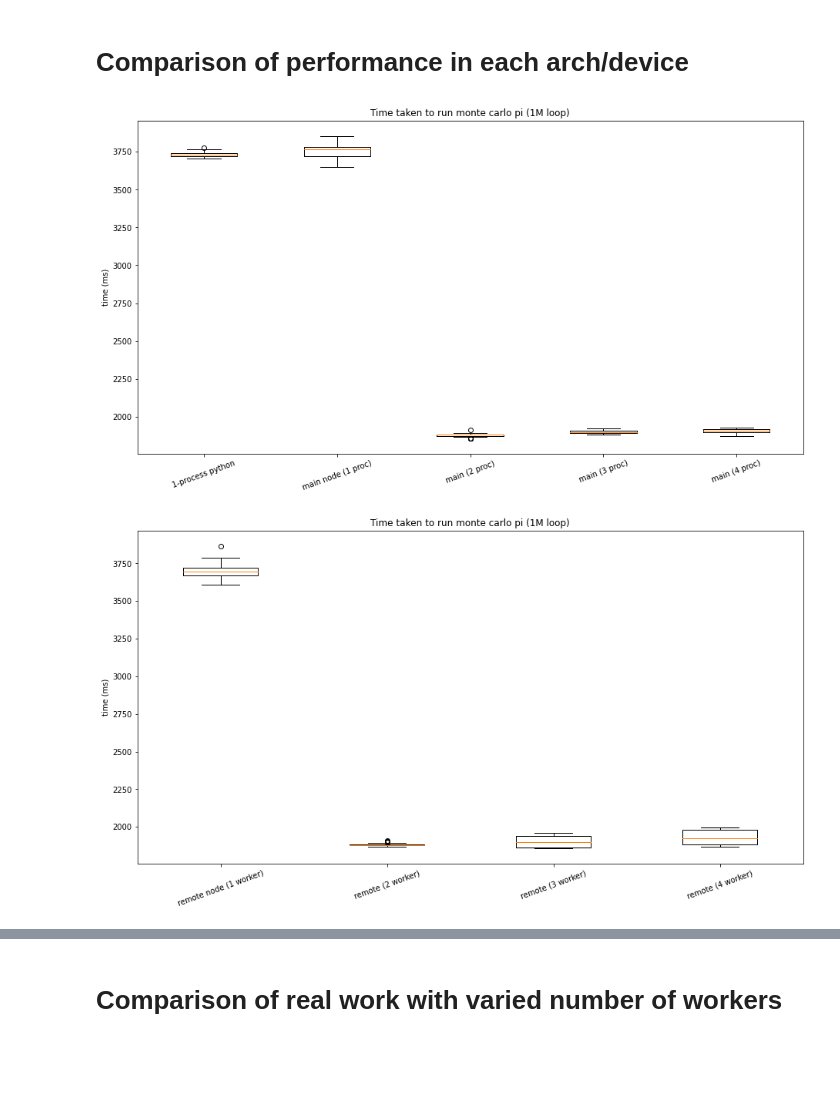
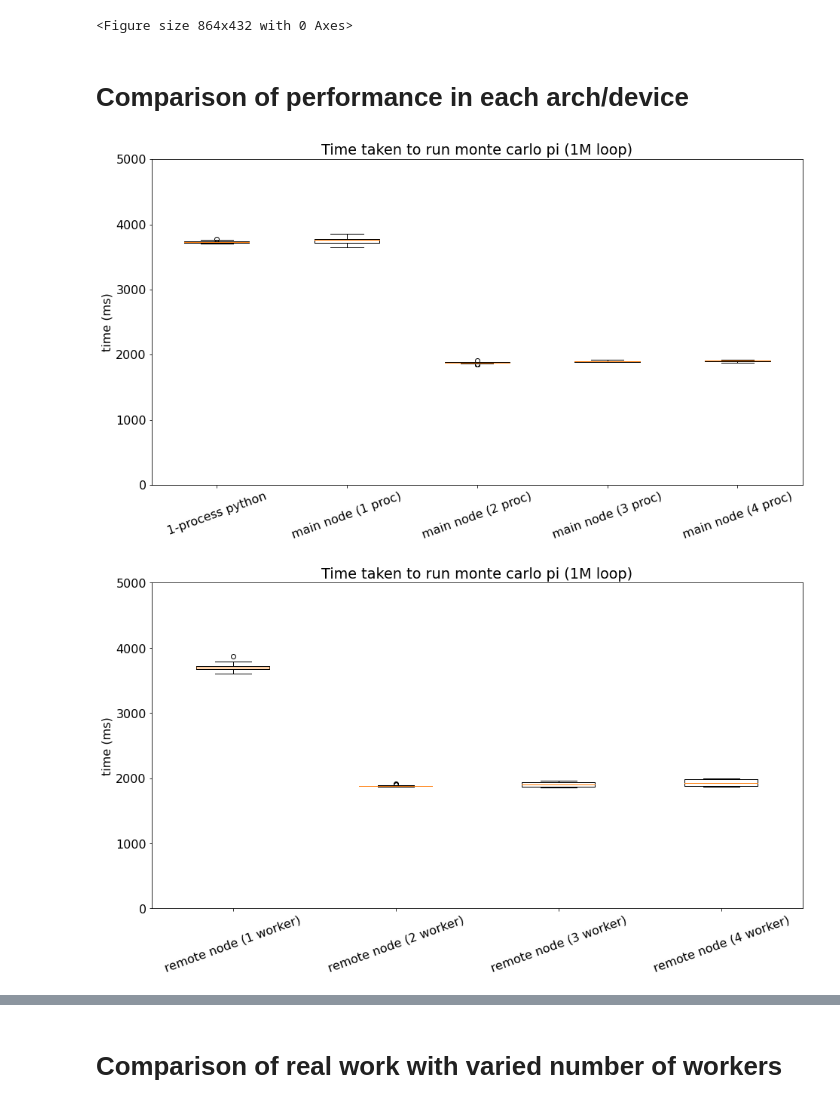
Before and after one commit to Bankde/Volpy_main, a Jupyter notebook: Volpy/doc/benchmark_result/plotter.ipynb, the cells around one changed output, grey strips where cells are left out. Drawn from its saved outputs; the diff is of its cells as text; code cells hidden in the pictures; blank space fills up the shorter version.

```diff
--- a/Volpy/doc/benchmark_result/plotter.ipynb
+++ b/Volpy/doc/benchmark_result/plotter.ipynb
@@ -14,7 +14,13 @@ pd.set_option('display.max_columns', None)
 pd.set_option('display.width', None)
 pd.set_option('display.max_colwidth', None)
 
-plt.rcParams.update({'font.size': 14})
+# I don't know why we need this but we need it otherwise, font.size won't work.
+fig = plt.figure(figsize =(12, 6))
+fig.show()
+
+plt.rcParams.update({'font.size': 16})
+# %% [output]
+<Figure size 864x432 with 0 Axes>
 # %% [markdown]
 # Comparison of performance in each arch/device
 # %%
@@ -34,32 +40,34 @@ fig = plt.figure(figsize =(12, 6))
 ax = fig.add_axes([0, 0, 1, 1])
 bp = ax.boxplot(data)
 ax.set_title('Time taken to run monte carlo pi (1M loop)')
-xtick = ["1-process python", "main node (1 proc)", "main (2 proc)", "main (3 proc)", "main (4 proc)"]
+xtick = ["1-process python", "main node (1 proc)", "main node (2 proc)", "main node (3 proc)", "main node (4 proc)"]
 ax.set_xticks(range(1,1+len(xtick)), xtick, rotation=20)
 ax.set_ylabel('time (ms)')
 # plt.axvline(x=2.5)
+ax.set_ylim(ymin=0, ymax=5000)
 fig.show()
 # %% [output]
-[figure, old version]
+[figure, new version]
 # %%
 data = []
 data.append(raw_data["remote"]["1"]["total"])
 data.append(raw_data["remote"]["2"]["total"])
 data.append(raw_data["remote"]["3"]["total"])
 data.append(raw_data["remote"]["4"]["total"])
 
 fig = plt.figure(figsize =(12, 6))
 # Creating axes instance
 ax = fig.add_axes([0, 0, 1, 1])
 bp = ax.boxplot(data)
 ax.set_title('Time taken to run monte carlo pi (1M loop)')
-xtick = ["remote node (1 worker)", "remote (2 worker)", "remote (3 worker)", "remote (4 worker)"]
+xtick = ["remote node (1 worker)", "remote node (2 worker)", "remote node (3 worker)", "remote node (4 worker)"]
 ax.set_xticks(range(1,1+len(xtick)), xtick, rotation=20)
 ax.set_ylabel('time (ms)')
 # plt.axvline(x=2.5)
+ax.set_ylim(ymin=0, ymax=5000)
 fig.show()
 # %% [output]
-[figure, old version]
+[figure, new version]
 # %%
 data = []
 data.append(raw_data["browser"]["1"]["total"])
```
Also changed, not shown: parts of 11 cells of this notebook, 5 other files.
